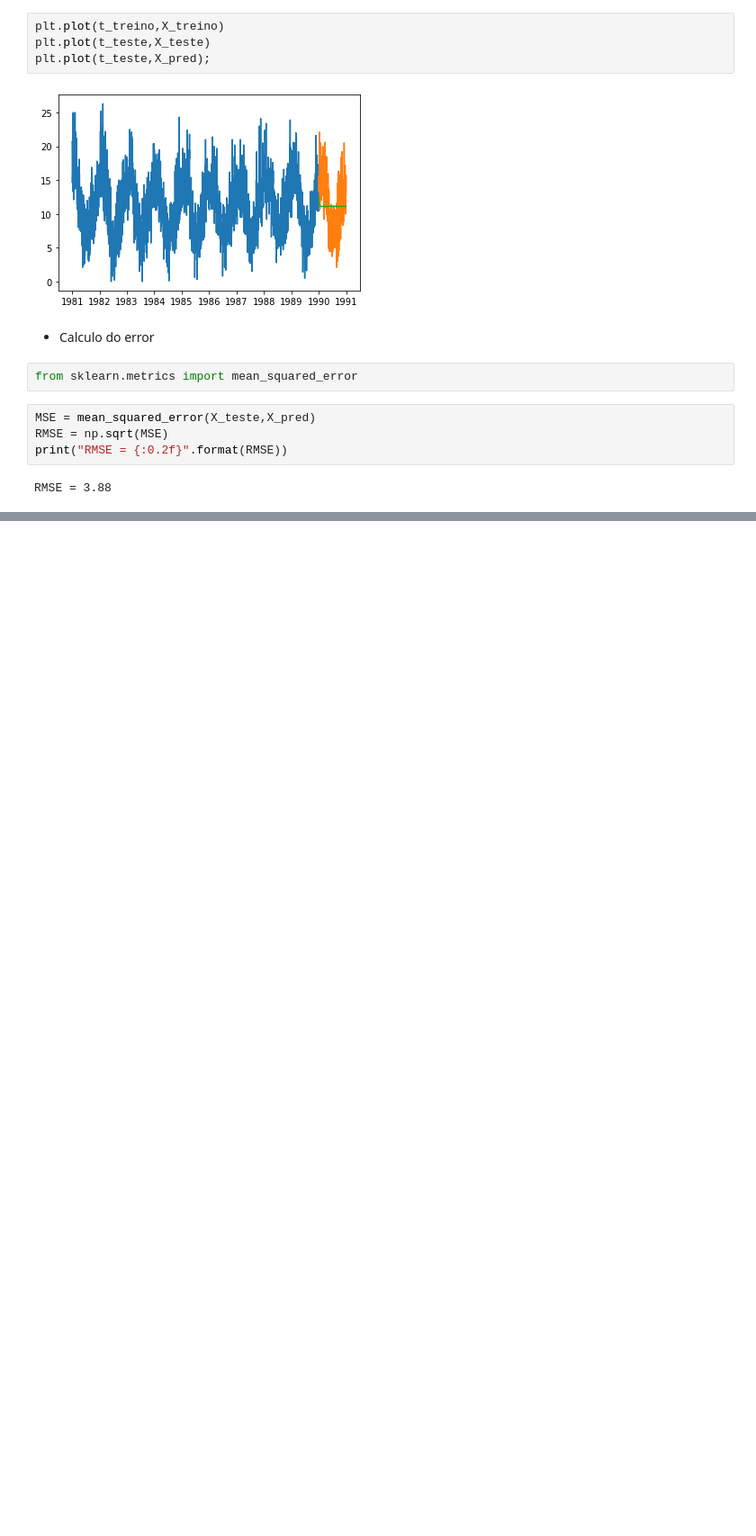
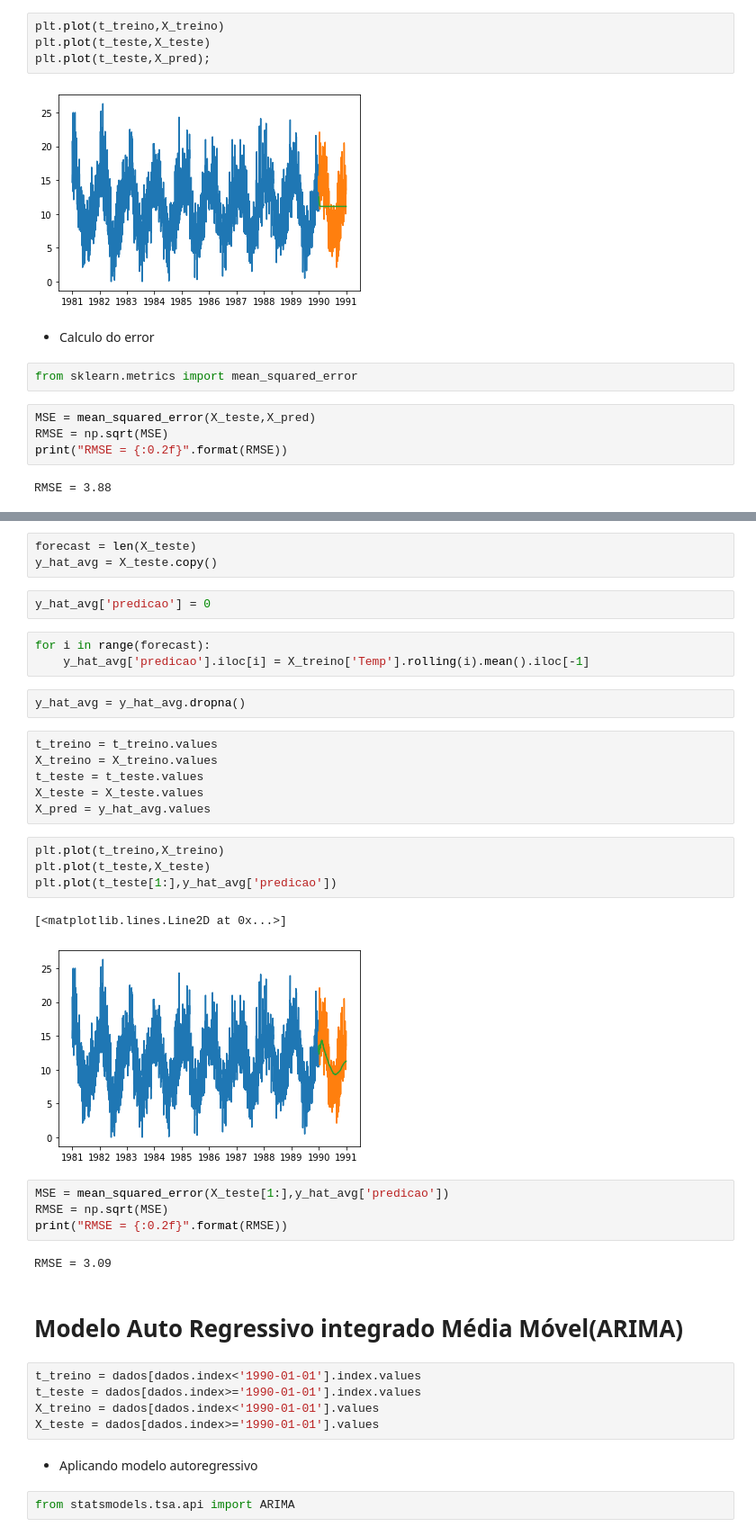
Before and after one commit to Ednaldo-MS-Neto/time-series-, a Jupyter notebook: series temporais/Séries 3.ipynb, the cells around one changed output, grey strips where cells are left out. Shown at 90% size. Saved outputs shown, nothing was run; the diff lists cells and outputs as text; blank space fills up the shorter version.

Commit message:
+ Arima + MA
add arima and MA model

```diff
--- a/series temporais/Séries 3.ipynb
+++ b/series temporais/Séries 3.ipynb
@@ -284,0 +292,40 @@ RMSE = 3.88
+# %%
+forecast = len(X_teste)
+y_hat_avg = X_teste.copy()
+# %%
+y_hat_avg['predicao'] = 0
+# %%
+for i in range(forecast):
+    y_hat_avg['predicao'].iloc[i] = X_treino['Temp'].rolling(i).mean().iloc[-1]
+# %%
+y_hat_avg = y_hat_avg.dropna()
+# %%
+t_treino = t_treino.values
+X_treino = X_treino.values
+t_teste = t_teste.values
+X_teste = X_teste.values
+X_pred = y_hat_avg.values
+# %%
+plt.plot(t_treino,X_treino)
+plt.plot(t_teste,X_teste)
+plt.plot(t_teste[1:],y_hat_avg['predicao'])
+# %% [output]
+[<matplotlib.lines.Line2D at 0x...>]
+[figure, added]
+# %%
+MSE = mean_squared_error(X_teste[1:],y_hat_avg['predicao'])
+RMSE = np.sqrt(MSE)
+print("RMSE = {:0.2f}".format(RMSE))
+# %% [output]
+RMSE = 3.09
+# %% [markdown]
+# Modelo Auto Regressivo integrado Média Móvel(ARIMA)
+# %%
+t_treino = dados[dados.index<'1990-01-01'].index.values
+t_teste = dados[dados.index>='1990-01-01'].index.values
+X_treino = dados[dados.index<'1990-01-01'].values
+X_teste = dados[dados.index>='1990-01-01'].values
+# %% [markdown]
+- Aplicando modelo autoregressivo
+# %%
+from statsmodels.tsa.api import ARIMA
```
Also changed, not shown: parts of 13 cells of this notebook.
